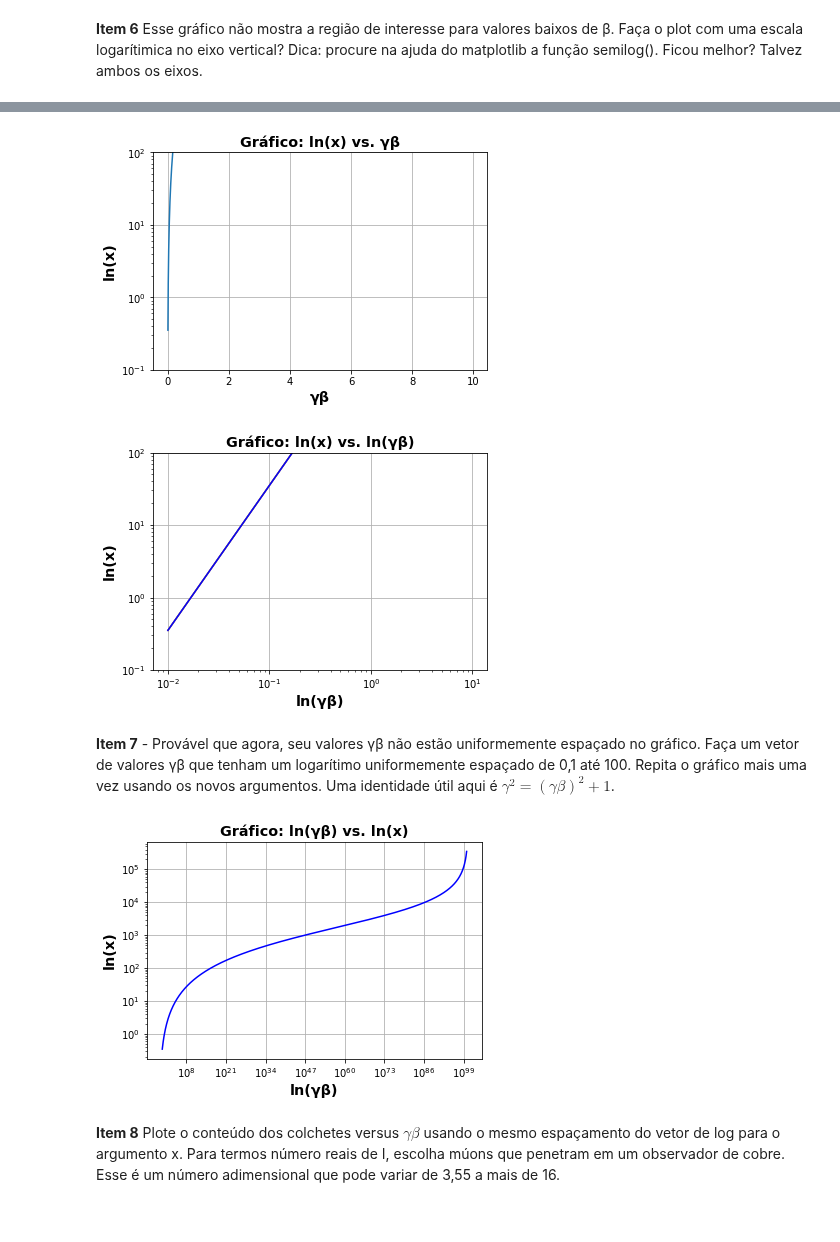
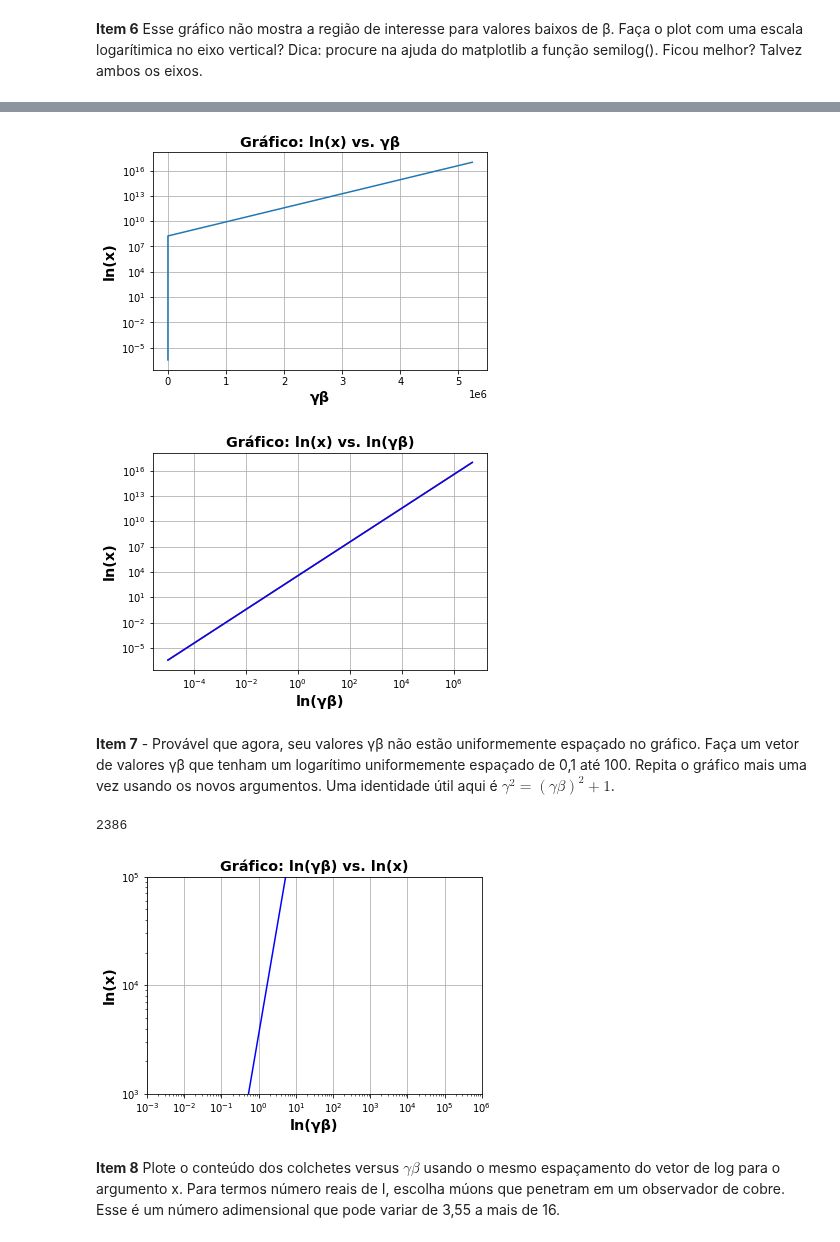
Before and after one commit to JMateusNSilva/python_uerj_2020_2, a Jupyter notebook: projeto01/projeto01_Bethe_Block_equation_versão2.ipynb, the cells around one changed output, grey strips where cells are left out. Saved outputs shown, nothing was run; the diff lists cells and outputs as text; code cells hidden in the pictures.

```diff
--- a/projeto01/projeto01_Bethe_Block_equation_versão2.ipynb
+++ b/projeto01/projeto01_Bethe_Block_equation_versão2.ipynb
@@ -68,2 +86,18 @@ plt.show()
 # %% [markdown]
 **Item 4** - Faça um gráfico γβ versus β. O que você observa?
+# %%
+import numpy as np
+import matplotlib.pyplot as plt
+from função_gamma import gamma
+# Beta varia entre valores de 0 até 1.
+
+gamma = gamma(beta)
+
+gamma_beta = gamma*beta
+#for i in beta:
+ #   gamma_beta = i * gamma
+
+print(gamma_beta)
+
+print(len(beta))
+print(len(gamma_beta))
@@ -194,7 +234,7 @@ ax4.set_xlabel('γβ',fontsize='x-large', fontweight='bold')
 ax4.set_ylabel('ln(x)', fontsize='x-large', fontweight='bold')
 ax4.semilogy(gamma_beta,x)
 #ax4.set_yscale('log')
-ax4.set_ylim(0.1,100.1)                     # Limita o eixo x entre os valores de 0.1 até 100
+#ax4.set_ylim(0.1,100.1)                     # Limita o eixo x entre os valores de 0.1 até 100
 ax4=plt.grid()
 #ax4=plt.plot( gamma_beta, x, 'blue')
 
@@ -207,38 +247,40 @@ ax5.semilogy(gamma_beta,x)
 ax5.semilogx(gamma_beta,x)
 #ax5.set_xscale('log')
 #ax5.set_yscale('log')
-ax5.set_ylim(0.1,100.1)                     # Limita o eixo y entre os valores de 0.1 até 100
+#ax5.set_ylim(0.1,100.1)                     # Limita o eixo y entre os valores de 0.1 até 100
 ax5=plt.grid()
 ax5=plt.plot( gamma_beta, x, 'blue')
 # %% [output]
-[figure, old version]
+[figure, new version]
-[figure, old version]
+[figure, new version]
 # %% [markdown]
 **Item 7** - Provável que agora, seu valores γβ não estão uniformemente espaçado no gráfico. Faça um vetor de valores γβ que tenham um logarítimo uniformemente espaçado de 0,1 até 100. Repita o gráfico mais uma vez usando os novos argumentos. Uma identidade útil aqui é $\gamma^2 = (\gamma \beta)^2 + 1$.
 # %%
 #from função_gamma import gamma
 #print(gamma_beta)
-x = ln_argument(gamma_beta)                 # Este é o argumento do ln da equação de Bethe-Block
+#x = ln_argument(gamma_beta)                 # Este é o argumento do ln da equação de Bethe-Block
 #print(len(gamma_beta))
-ps=np.logspace(0.1,100,986)
+#ps=np.logspace(0.1,10**6,2386)
 
 
 #print(len(ps))
-#print(len(gamma_beta))
+print(len(gamma_beta))
 
 
 fig, ax5 = plt.subplots()
 
 ax5.set_title('Gráfico: ln(γβ) vs. ln(x)',fontsize='x-large', fontweight='bold')
 ax5.set_xlabel('ln(γβ)',fontsize='x-large', fontweight='bold')
 ax5.set_ylabel('ln(x)', fontsize='x-large', fontweight='bold')
 ax5.set_xscale('log')
 ax5.set_yscale('log')
-#ax5.set_xlim(0.1,10**6)                     # Limita o eixo x entre os valores de 0.1 até 100
+ax5.set_ylim(10**3,10**5)                     # Limita o eixo x entre os valores de 0.1 até 100
+ax5.set_xlim(0.001,10**6)
 ax5=plt.grid()
-ax5=plt.plot( ps, x, 'blue')
+ax5=plt.plot( gamma_beta, x, 'blue')
 # %% [output]
+2386
-[figure, old version]
+[figure, new version]
 # %% [markdown]
 **Item 8** Plote o conteúdo dos colchetes versus $\gamma \beta$ usando o mesmo espaçamento do vetor de log para o argumento x. Para termos número reais de I, escolha múons que penetram em um observador de cobre. Esse é um número adimensional que pode variar de 3,55 a mais de 16.
 # %%
```
Also changed, not shown: parts of 8 cells of this notebook.
